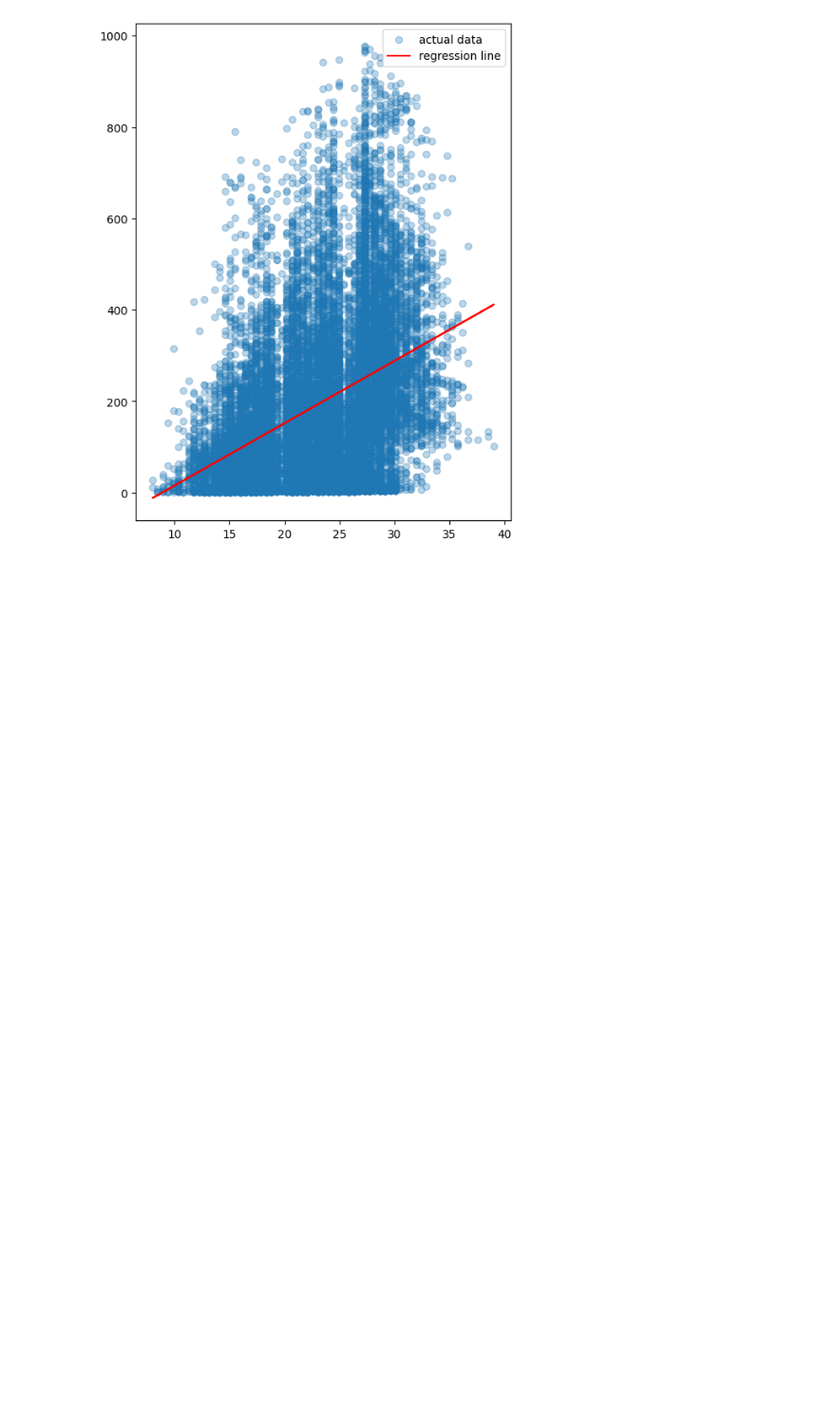
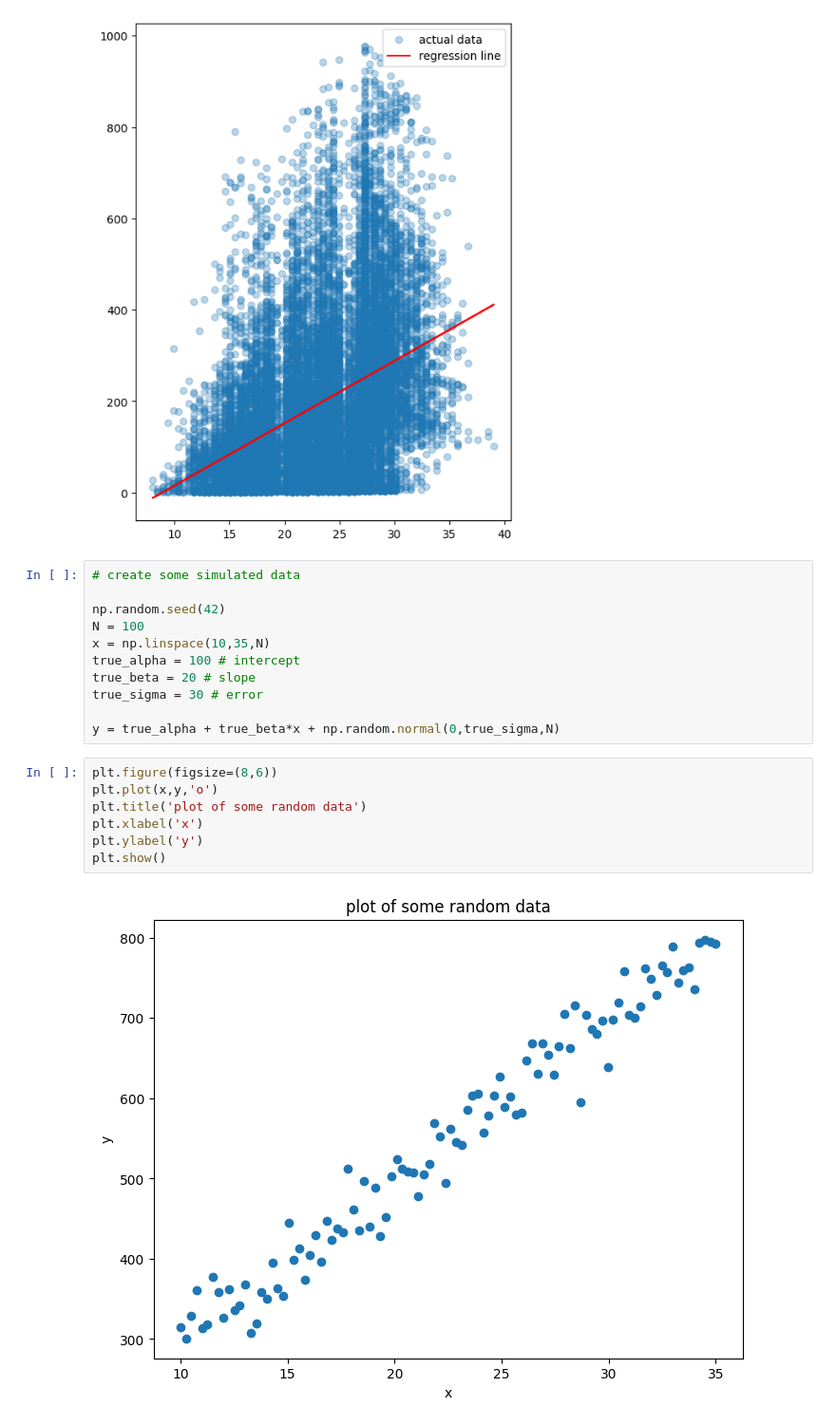
Before and after one commit to derekriceX/Bayesian-Analysis, a Jupyter notebook: Bike_rent_model.ipynb, the cells around one changed output. Shown at 95% size. Cells and saved outputs as stored; diff of their text form; blank space fills up the shorter version.

Commit message:
added Bayesian regression and plot

```diff
--- a/Bike_rent_model.ipynb
+++ b/Bike_rent_model.ipynb
@@ -116,3 +107,23 @@ plt.legend()
 plt.show()
 # %% [output]
 [figure]
+# %%
+# create some simulated data
+
+np.random.seed(42)
+N = 100
+x = np.linspace(10,35,N)
+true_alpha = 100 # intercept
+true_beta = 20 # slope
+true_sigma = 30 # error
+
+y = true_alpha + true_beta*x + np.random.normal(0,true_sigma,N)
+# %%
+plt.figure(figsize=(8,6))
+plt.plot(x,y,'o')
+plt.title('plot of some random data')
+plt.xlabel('x')
+plt.ylabel('y')
+plt.show()
+# %% [output]
+[figure, added]
```
Also changed, not shown: parts of 6 cells of this notebook.
